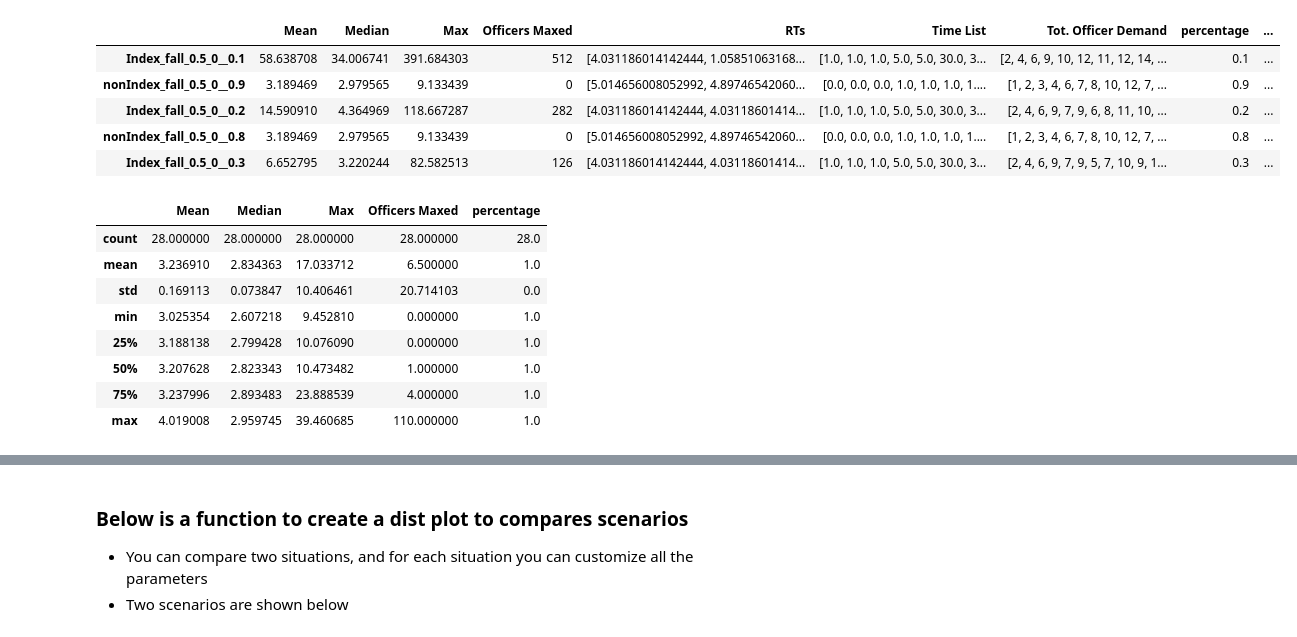
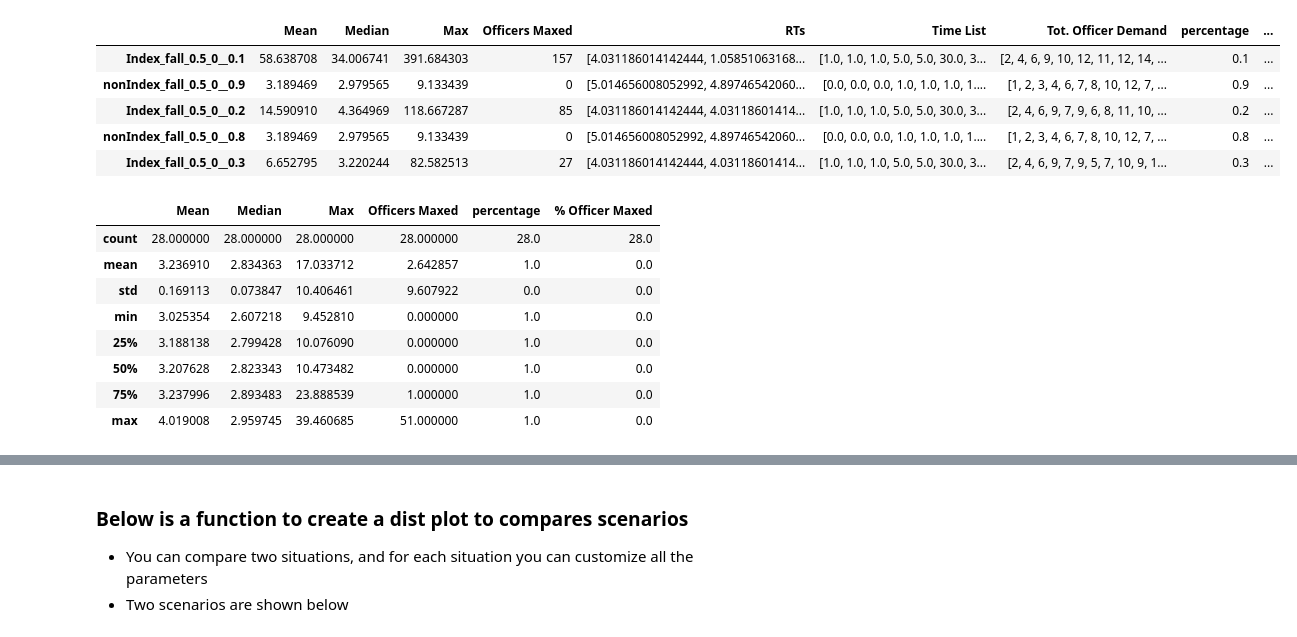
Before and after one commit to callieclark/response-time-project, a Jupyter notebook: Plot_Generator_V2.ipynb, the cells around one changed output, grey strips where cells are left out. Drawn from its saved outputs; the diff is of its cells as text; code cells hidden in the pictures.

```diff
--- a/Plot_Generator_V2.ipynb
+++ b/Plot_Generator_V2.ipynb
@@ -7,25 +7,26 @@ import json
 import warnings
 warnings.filterwarnings("ignore")
 # %%
-df=pd.read_csv('Chicago_Data/RT_Data_final_v2.csv',index_col=0)
+df=pd.read_csv('Chicago_Data/RT_Data_final_v3.csv',index_col=0)
 df.rename(columns={'Reponder':'Responder'},inplace=True)
+df["% Officer Maxed"]=round(df['Officers Maxed']/df.loc[:,'RTs'].apply(len),2)
 df.head()
 # %% [output]
 |  | Mean | Median | Max | Officers Maxed | RTs | Time List | Tot. Officer Demand | percentage | ... |
-| Index_fall_0.5_0__0.1 | 58.638708 | 34.006741 | 391.684303 | 512 | [4.031186014142444, 1.05851063168... | [1.0, 1.0, 1.0, 5.0, 5.0, 30.0, 3... | [2, 4, 6, 9, 10, 12, 11, 12, 14, ... | 0.1 | ... |
+| Index_fall_0.5_0__0.1 | 58.638708 | 34.006741 | 391.684303 | 157 | [4.031186014142444, 1.05851063168... | [1.0, 1.0, 1.0, 5.0, 5.0, 30.0, 3... | [2, 4, 6, 9, 10, 12, 11, 12, 14, ... | 0.1 | ... |
 | nonIndex_fall_0.5_0__0.9 | 3.189469 | 2.979565 | 9.133439 | 0 | [5.014656008052992, 4.89746542060... | [0.0, 0.0, 0.0, 1.0, 1.0, 1.0, 1.... | [1, 2, 3, 4, 6, 7, 8, 10, 12, 7, ... | 0.9 | ... |
-| Index_fall_0.5_0__0.2 | 14.590910 | 4.364969 | 118.667287 | 282 | [4.031186014142444, 4.03118601414... | [1.0, 1.0, 1.0, 5.0, 5.0, 30.0, 3... | [2, 4, 6, 9, 7, 9, 6, 8, 11, 10, ... | 0.2 | ... |
+| Index_fall_0.5_0__0.2 | 14.590910 | 4.364969 | 118.667287 | 85 | [4.031186014142444, 4.03118601414... | [1.0, 1.0, 1.0, 5.0, 5.0, 30.0, 3... | [2, 4, 6, 9, 7, 9, 6, 8, 11, 10, ... | 0.2 | ... |
 | nonIndex_fall_0.5_0__0.8 | 3.189469 | 2.979565 | 9.133439 | 0 | [5.014656008052992, 4.89746542060... | [0.0, 0.0, 0.0, 1.0, 1.0, 1.0, 1.... | [1, 2, 3, 4, 6, 7, 8, 10, 12, 7, ... | 0.8 | ... |
-| Index_fall_0.5_0__0.3 | 6.652795 | 3.220244 | 82.582513 | 126 | [4.031186014142444, 4.03118601414... | [1.0, 1.0, 1.0, 5.0, 5.0, 30.0, 3... | [2, 4, 6, 9, 7, 9, 5, 7, 10, 9, 1... | 0.3 | ... |
+| Index_fall_0.5_0__0.3 | 6.652795 | 3.220244 | 82.582513 | 27 | [4.031186014142444, 4.03118601414... | [1.0, 1.0, 1.0, 5.0, 5.0, 30.0, 3... | [2, 4, 6, 9, 7, 9, 5, 7, 10, 9, 1... | 0.3 | ... |
 # %%
 df.query('Grouping=="BAU" and percentage ==1.0 ').describe()
 # %% [output]
-|  | Mean | Median | Max | Officers Maxed | percentage |
-| count | 28.000000 | 28.000000 | 28.000000 | 28.000000 | 28.0 |
-| mean | 3.236910 | 2.834363 | 17.033712 | 6.500000 | 1.0 |
-| std | 0.169113 | 0.073847 | 10.406461 | 20.714103 | 0.0 |
-| min | 3.025354 | 2.607218 | 9.452810 | 0.000000 | 1.0 |
-| 25% | 3.188138 | 2.799428 | 10.076090 | 0.000000 | 1.0 |
-| 50% | 3.207628 | 2.823343 | 10.473482 | 1.000000 | 1.0 |
-| 75% | 3.237996 | 2.893483 | 23.888539 | 4.000000 | 1.0 |
-| max | 4.019008 | 2.959745 | 39.460685 | 110.000000 | 1.0 |
+|  | Mean | Median | Max | Officers Maxed | percentage | % Officer Maxed |
+| count | 28.000000 | 28.000000 | 28.000000 | 28.000000 | 28.0 | 28.0 |
+| mean | 3.236910 | 2.834363 | 17.033712 | 2.642857 | 1.0 | 0.0 |
+| std | 0.169113 | 0.073847 | 10.406461 | 9.607922 | 0.0 | 0.0 |
+| min | 3.025354 | 2.607218 | 9.452810 | 0.000000 | 1.0 | 0.0 |
+| 25% | 3.188138 | 2.799428 | 10.076090 | 0.000000 | 1.0 | 0.0 |
+| 50% | 3.207628 | 2.823343 | 10.473482 | 0.000000 | 1.0 | 0.0 |
+| 75% | 3.237996 | 2.893483 | 23.888539 | 1.000000 | 1.0 | 0.0 |
+| max | 4.019008 | 2.959745 | 39.460685 | 51.000000 | 1.0 | 0.0 |
```
Also changed, not shown: parts of 22 cells of this notebook, 4 other files.
